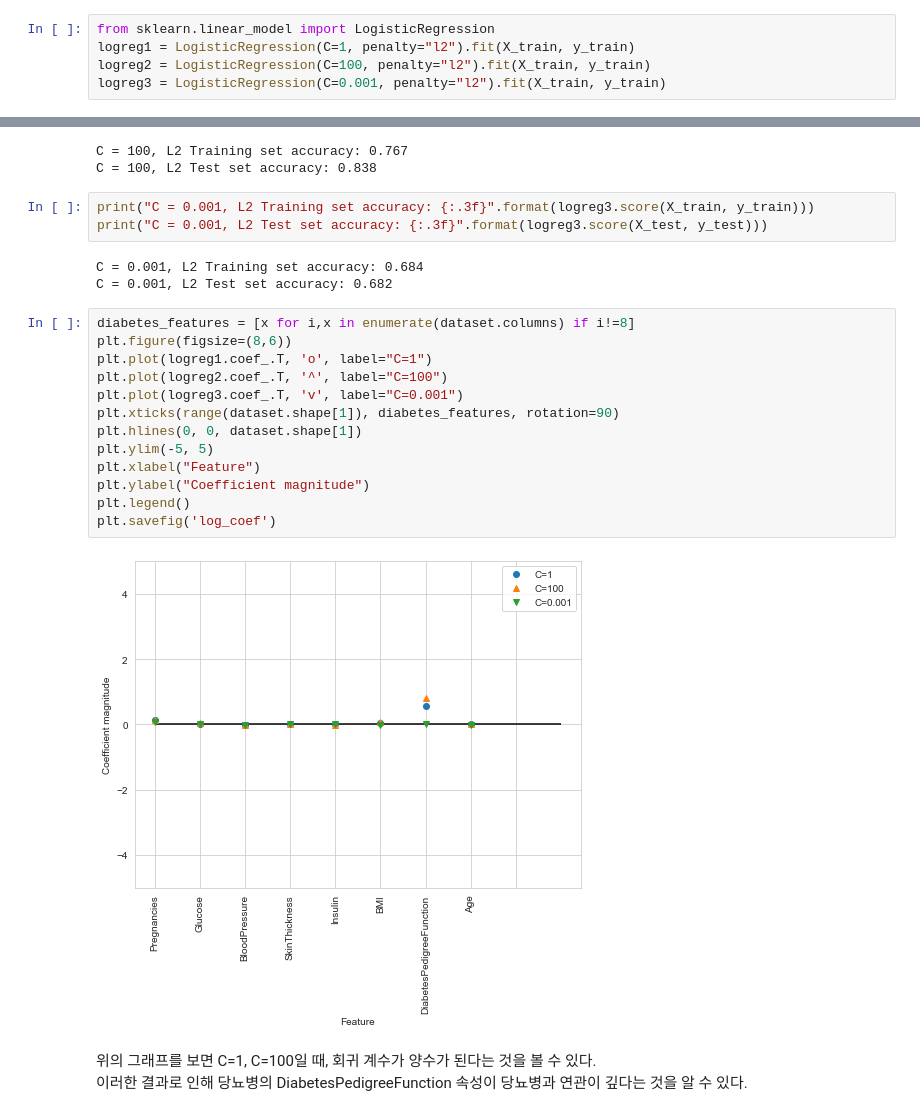
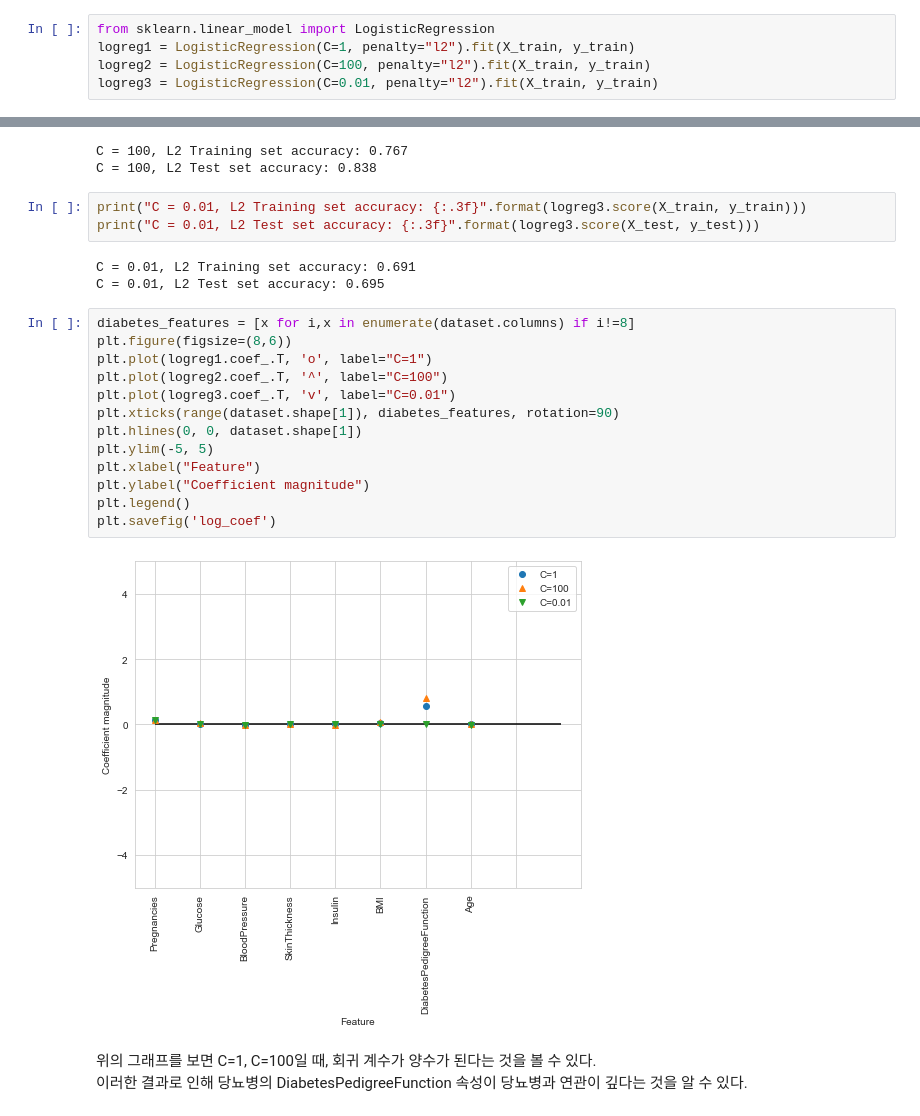
Before and after one commit to jiyeon1997/data-analysis, a Jupyter notebook: diabetes.ipynb, the cells around one changed output, grey strips where cells are left out. Saved outputs shown, nothing was run; the diff lists cells and outputs as text.

```diff
--- a/diabetes.ipynb
+++ b/diabetes.ipynb
@@ -189,7 +189,7 @@ Accuracy of K-NN classifier on test set: 0.76
 from sklearn.linear_model import LogisticRegression
 logreg1 = LogisticRegression(C=1, penalty="l2").fit(X_train, y_train)
 logreg2 = LogisticRegression(C=100, penalty="l2").fit(X_train, y_train)
-logreg3 = LogisticRegression(C=0.001, penalty="l2").fit(X_train, y_train)
+logreg3 = LogisticRegression(C=0.01, penalty="l2").fit(X_train, y_train)
 # %%
 print("C = 1, L2 Training set accuracy: {:.3f}".format(logreg1.score(X_train, y_train)))
 print("C = 1, L2 Test set accuracy: {:.3f}".format(logreg1.score(X_test, y_test)))
@@ -203,26 +203,26 @@ print("C = 100, L2 Test set accuracy: {:.3f}".format(logreg2.score(X_test, y_tes
 C = 100, L2 Training set accuracy: 0.767
 C = 100, L2 Test set accuracy: 0.838
 # %%
-print("C = 0.001, L2 Training set accuracy: {:.3f}".format(logreg3.score(X_train, y_train)))
-print("C = 0.001, L2 Test set accuracy: {:.3f}".format(logreg3.score(X_test, y_test)))
+print("C = 0.01, L2 Training set accuracy: {:.3f}".format(logreg3.score(X_train, y_train)))
+print("C = 0.01, L2 Test set accuracy: {:.3f}".format(logreg3.score(X_test, y_test)))
 # %% [output]
-C = 0.001, L2 Training set accuracy: 0.684
-C = 0.001, L2 Test set accuracy: 0.682
+C = 0.01, L2 Training set accuracy: 0.691
+C = 0.01, L2 Test set accuracy: 0.695
 # %%
 diabetes_features = [x for i,x in enumerate(dataset.columns) if i!=8]
 plt.figure(figsize=(8,6))
 plt.plot(logreg1.coef_.T, 'o', label="C=1")
 plt.plot(logreg2.coef_.T, '^', label="C=100")
-plt.plot(logreg3.coef_.T, 'v', label="C=0.001")
+plt.plot(logreg3.coef_.T, 'v', label="C=0.01")
 plt.xticks(range(dataset.shape[1]), diabetes_features, rotation=90)
 plt.hlines(0, 0, dataset.shape[1])
 plt.ylim(-5, 5)
 plt.xlabel("Feature")
 plt.ylabel("Coefficient magnitude")
 plt.legend()
 plt.savefig('log_coef')
 # %% [output]
-[figure, old version]
+[figure, new version]
 # %% [markdown]
 위의 그래프를 보면 C=1, C=100일 때, 회귀 계수가 양수가 된다는 것을 볼 수 있다.
 이러한 결과로 인해 당뇨병의 DiabetesPedigreeFunction 속성이 당뇨병과 연관이 깊다는 것을 알 수 있다.
```
